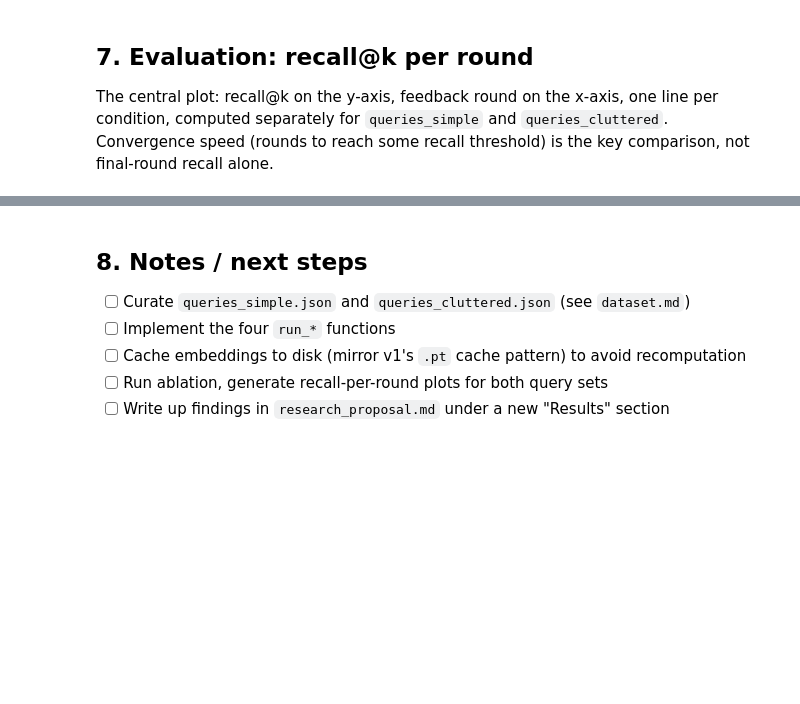
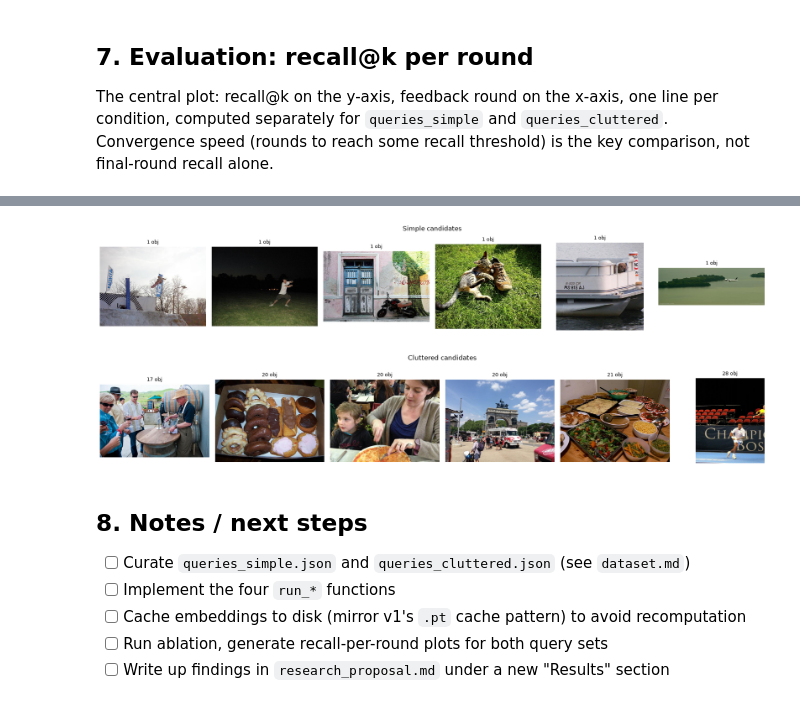
Before and after one commit to ishitakaushik23/adaptive-visual-retrieval, a Jupyter notebook: notebooks/retrieval_v2.ipynb, the cells around one changed output, grey strips where cells are left out. Saved outputs shown, nothing was run; the diff lists cells and outputs as text; code cells hidden in the pictures; blank space fills up the shorter version.

```diff
--- a/notebooks/retrieval_v2.ipynb
+++ b/notebooks/retrieval_v2.ipynb
@@ -170,0 +271,17 @@ def plot_recall_per_round(results_by_condition, title):
+# %%
+object_counts = {}
+
+for path in image_files:
+    regions = extract_regions(str(path))
+    object_counts[str(path)] = len(regions)
+
+# sort images by object count
+sorted_by_count = sorted(object_counts.items(), key=lambda x: x[1])
+
+print("Simple candidates (fewest objects):")
+for path, count in sorted_by_count[:20]:
+    print(f"  {count} objects — {path}")
+
+print("\nCluttered candidates (most objects):")
+for path, count in sorted_by_count[-20:]:
+    print(f"  {count} objects — {path}")
@@ -171,3 +306,22 @@ def plot_recall_per_round(results_by_condition, title):
+# %%
+def show_images(paths, title):
+    fig, axes = plt.subplots(1, len(paths), figsize=(3 * len(paths), 3))
+    fig.suptitle(title)
+    for ax, path in zip(axes, paths):
+        ax.imshow(Image.open(path))
+        ax.set_title(f"{object_counts[path]} obj", fontsize=9)
+        ax.axis("off")
+    plt.tight_layout()
+    plt.show()
+
+simple_paths = [p for p, c in sorted_by_count[:6]]
+cluttered_paths = [p for p, c in sorted_by_count[-6:]]
+
+show_images(simple_paths, "Simple candidates")
+show_images(cluttered_paths, "Cluttered candidates")
+# %% [output]
+[figure, added]
+[figure, added]
 # %% [markdown]
 ## 8. Notes / next steps
 
```
Also changed, not shown: parts of 6 cells of this notebook, 8 other files.
